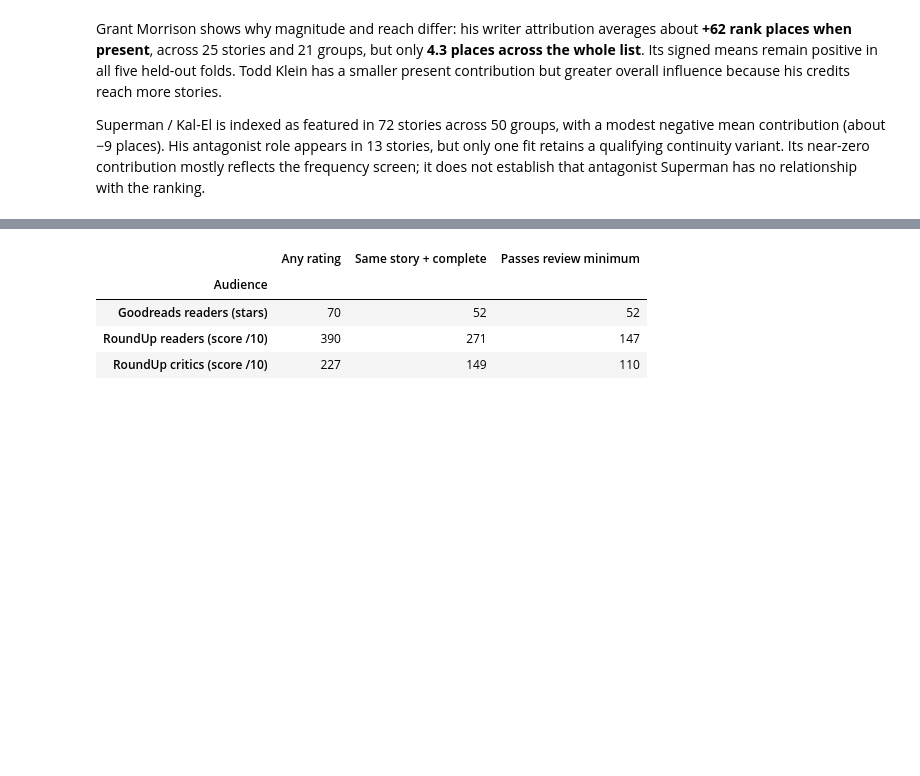
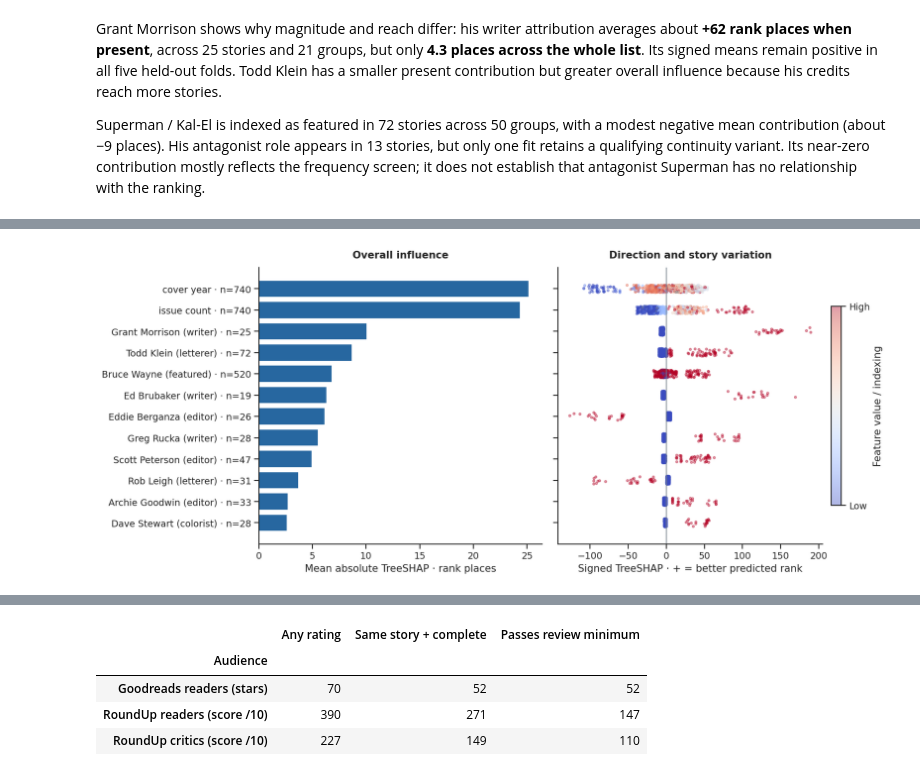
Before and after one commit to ddofer/BatRank, a Jupyter notebook: notebooks/5.0-batchat-what-drives-the-ranking.ipynb, the cells around one changed output, grey strips where cells are left out. Cells and saved outputs as stored; diff of their text form; code cells hidden in the pictures; blank space fills up the shorter version.

Commit message:
Add a bounded XGBoost TreeSHAP and interaction check

```diff
--- a/notebooks/5.0-batchat-what-drives-the-ranking.ipynb
+++ b/notebooks/5.0-batchat-what-drives-the-ranking.ipynb
@@ -463,0 +472,93 @@ Superman / Kal-El is indexed as featured in 72 stories across 50 groups, with a
+# %%
+import xgboost as xgb
+
+# Reuse training-only encoders; dense arrays keep zero indicators distinct from tree missing values.
+tree_predictions = np.empty(N)
+baseline_predictions = np.empty(N)
+tree_runs, tree_parts = [], []
+params = dict(
+    objective="reg:squarederror",
+    tree_method="hist",
+    max_depth=3,
+    eta=0.05,
+    min_child_weight=10,
+    reg_lambda=10,
+    subsample=0.8,
+    colsample_bytree=0.8,
+    seed=42,
+    nthread=2,
+)
+for fitted, (train, test) in zip(fold_models, folds):
+    a, b = fitted[0].transform(X.iloc[train]), fitted[0].transform(X.iloc[test])
+    a = np.asarray(a.toarray() if hasattr(a, "toarray") else a, dtype="float32")
+    b = np.asarray(b.toarray() if hasattr(b, "toarray") else b, dtype="float32")
+    booster = xgb.train(params, xgb.DMatrix(a, label=y.iloc[train]), num_boost_round=200)
+    data = xgb.DMatrix(b)
+    tree_predictions[test] = booster.predict(data)
+    baseline_predictions[test] = y.iloc[train].mean()
+    values = booster.predict(data, pred_contribs=True)
+    assert np.allclose(values.sum(axis=1), tree_predictions[test], atol=0.002)
+    names = fitted[0].get_feature_names_out().tolist()
+    tree_parts.append(pd.DataFrame(values[:, :-1], index=test, columns=names))
+    tree_runs.append((booster, data, names, test, values))
+raw_tree_shap = pd.concat(tree_parts).fillna(0).sort_index()
+tree_shap = raw_tree_shap.rename(columns=pretty).T.groupby(level=0).sum().T
+errors = pd.Series(
+    {
+        name: mean_absolute_error(y, prediction)
+        for name, prediction in {
+            "Training-fold average": baseline_predictions,
+            "Ridge": held_out,
+            "Shallow XGBoost": tree_predictions,
+        }.items()
+    },
+    name="Average miss (rank places)",
+)
+display(errors.round(1).to_frame())
+wins = sum(
+    mean_absolute_error(y.iloc[test], tree_predictions[test])
+    < mean_absolute_error(y.iloc[test], held_out[test])
+    for _, test in folds
+)
+print(
+    f"XGBoost {xgb.__version__}: lower error in {wins} of {len(folds)} folds; no parameter search."
+)
+importance = tree_shap.abs().mean().nlargest(12).sort_values()
+fig, axes = plt.subplots(1, 2, figsize=(14, 6), sharey=True)
+axes[0].barh(
+    [f"{name} · n={int(support.loc[name, 'Stories'])}" for name in importance.index],
+    importance,
+    color=BLUE,
+)
+axes[0].set(xlabel="Mean absolute TreeSHAP · rank places", title="Overall influence")
+rng = np.random.default_rng(42)
+colors = plt.get_cmap("coolwarm").copy()
+colors.set_bad(GREY)
+for pos, name in enumerate(importance.index):
+    if name in {"cover year", "issue count"}:
+        raw = X["cover_year_start" if name == "cover year" else "issue_count"]
+        low, high = raw.quantile([0.05, 0.95])
+        level = ((raw - low) / max(high - low, 1)).clip(0, 1)
+    else:
+        level = presence[name].astype(float)
+    dots = axes[1].scatter(
+        tree_shap[name],
+        pos + rng.uniform(-0.18, 0.18, N),
+        c=level,
+        cmap=colors,
+        vmin=0,
+        vmax=1,
+        s=8,
+        alpha=0.4,
+        plotnonfinite=True,
+    )
+axes[1].axvline(0, color=GREY, linewidth=1)
+axes[1].set(
+    xlabel="Signed TreeSHAP · + = better predicted rank", title="Direction and story variation"
+)
+bar = fig.colorbar(dots, ax=axes[1], ticks=[0, 1], fraction=0.035, pad=0.03)
+bar.ax.set_yticklabels(["Low", "High"])
+bar.set_label("Feature value / indexing")
+fig.tight_layout()
+plt.show()
+# %% [output]
@@ -463,0 +570 @@ Superman / Kal-El is indexed as featured in 72 stories across 50 groups, with a
+[figure, added]
```
Also changed, not shown: parts of 8 cells of this notebook, 4 other files.
